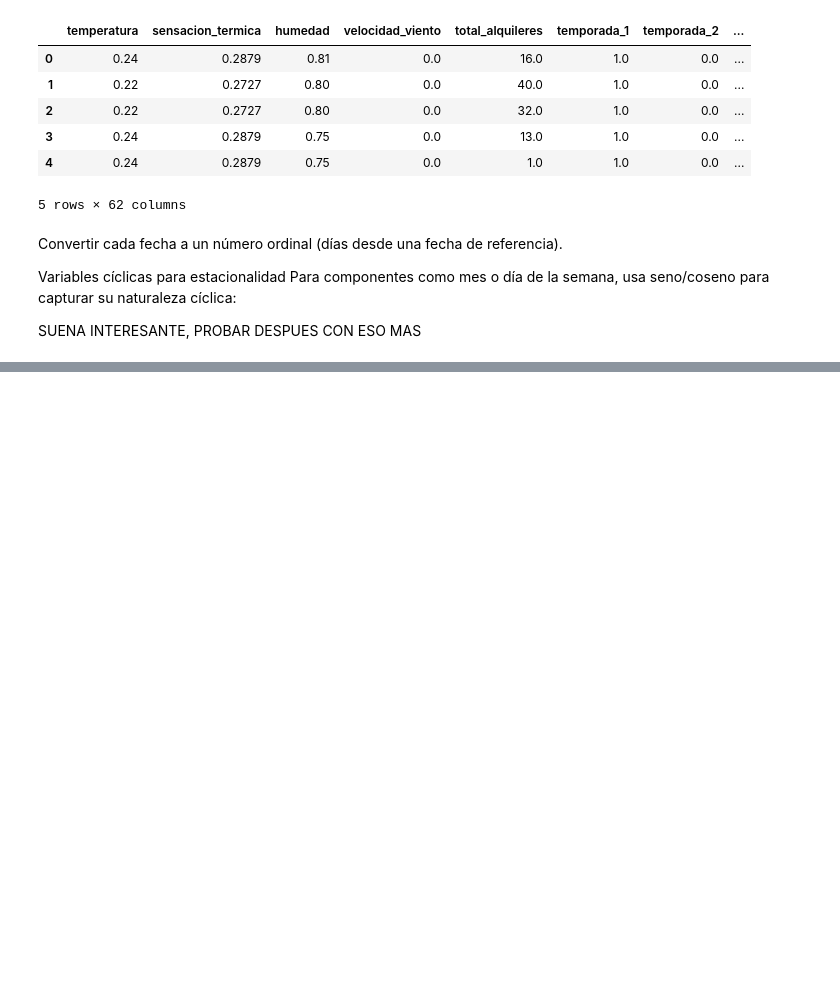
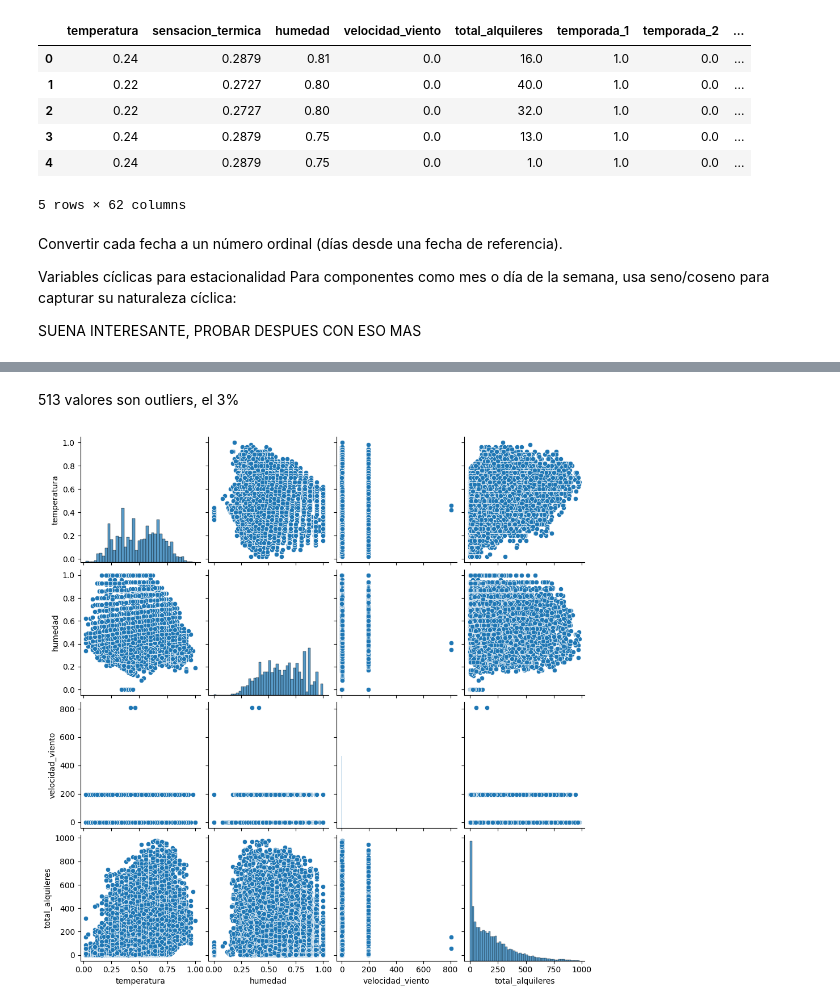
Before and after one commit to OliverPozo/Prediccion-de-Alquiler-de-Monopatines-en-Berlin, a Jupyter notebook: Prediccion Monopatines.ipynb, the cells around one changed output, grey strips where cells are left out. Cells and saved outputs as stored; diff of their text form; code cells hidden in the pictures; blank space fills up the shorter version.

```diff
--- a/Prediccion Monopatines.ipynb
+++ b/Prediccion Monopatines.ipynb
@@ -748,0 +773,7 @@ SUENA INTERESANTE, PROBAR DESPUES CON ESO MAS
+# %% [markdown]
+513 valores son outliers, el 3%
+# %%
+sns.pairplot(df[['temperatura', 'humedad', 'velocidad_viento', 'total_alquileres']])
+plt.show()
+# %% [output]
+[figure, added]
```
Also changed, not shown: parts of 7 cells of this notebook, 2 other files.
